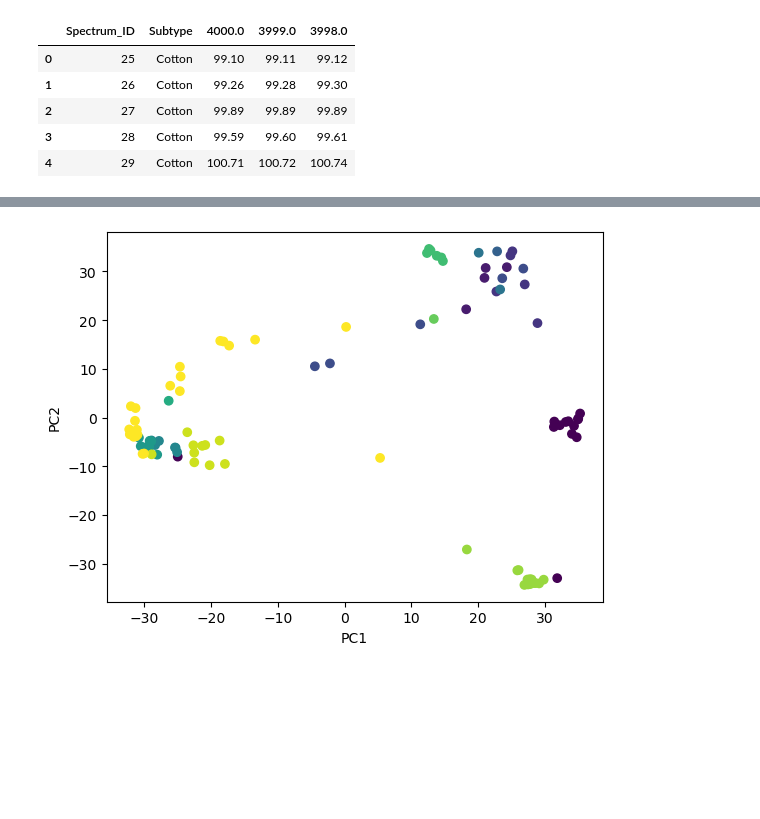
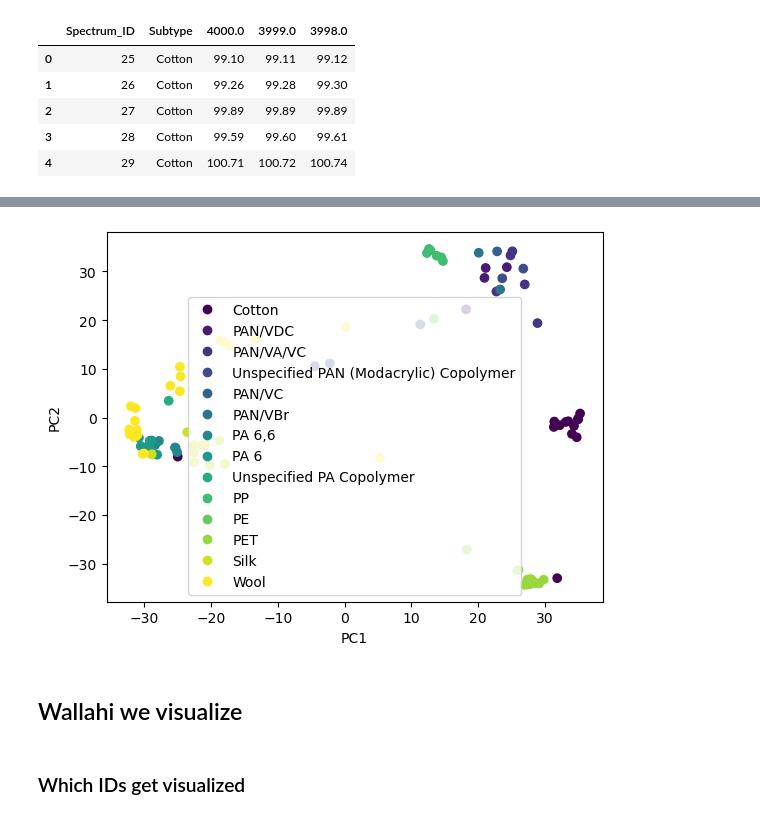
Before and after one commit to Eggorchikk/CBL_IR, a Jupyter notebook: CBL_ML/MD_CBL.ipynb, the cells around one changed output, grey strips where cells are left out. Drawn from its saved outputs; the diff is of its cells as text; code cells hidden in the pictures; blank space fills up the shorter version.

Commit message:
Visualizations

```diff
--- a/CBL_ML/MD_CBL.ipynb
+++ b/CBL_ML/MD_CBL.ipynb
@@ -80,19 +80,23 @@ final_df.iloc[:20, :6].head()
 # %%
 from matplotlib.pyplot import scatter
 
 
 pca_data = final_df.copy()
 labels = final_df["Subtype"]
 codes, uniques = pd.factorize(labels)
 
 pca = PCA(n_components=2)
 pca_data = pca.fit_transform(final_df.iloc[:, 2:].values)
 
-plt.scatter(pca_data[:, 0], pca_data[:, 1], c=pd.factorize(labels)[0])
-plt.legend(handles = scatter.legend_elements()[0],labels=uniques)
+scatter_plot = plt.scatter(pca_data[:, 0], pca_data[:, 1], c=pd.factorize(labels)[0])
+plt.legend(handles = scatter_plot.legend_elements()[0], labels=list(uniques))
 
 plt.xlabel("PC1")
 plt.ylabel("PC2")
 plt.show()
 # %% [output]
-[figure, old version]
+[figure, new version]
+# %% [markdown]
+## Wallahi we visualize
+# %% [markdown]
+### Which IDs get visualized
```
Also changed, not shown: parts of 11 cells of this notebook.
